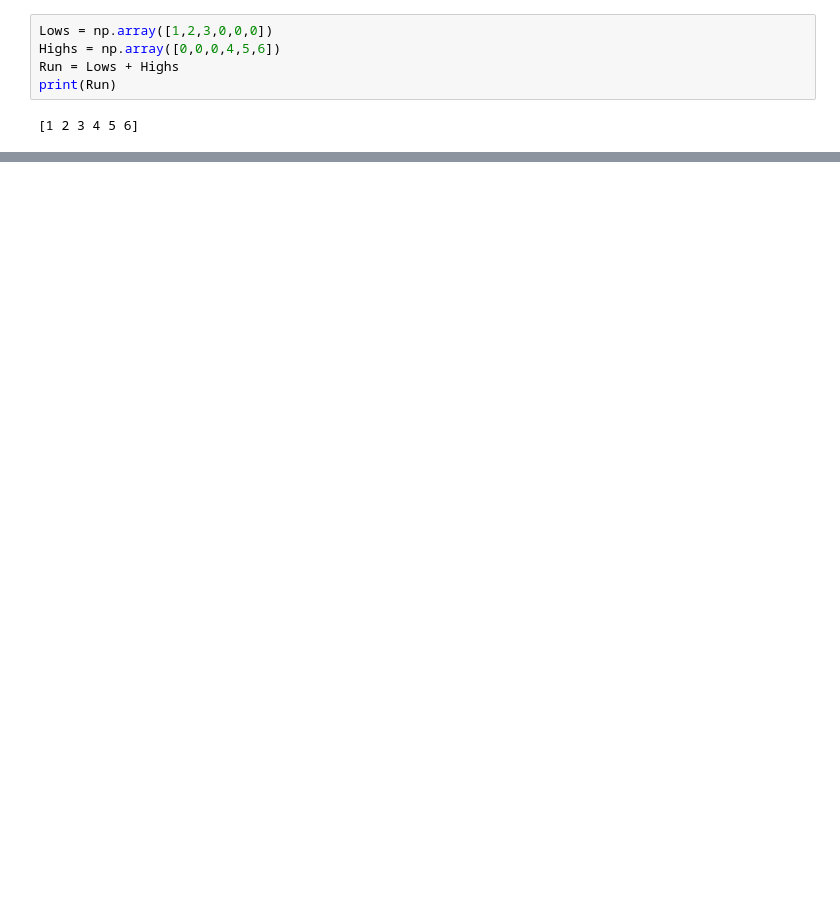
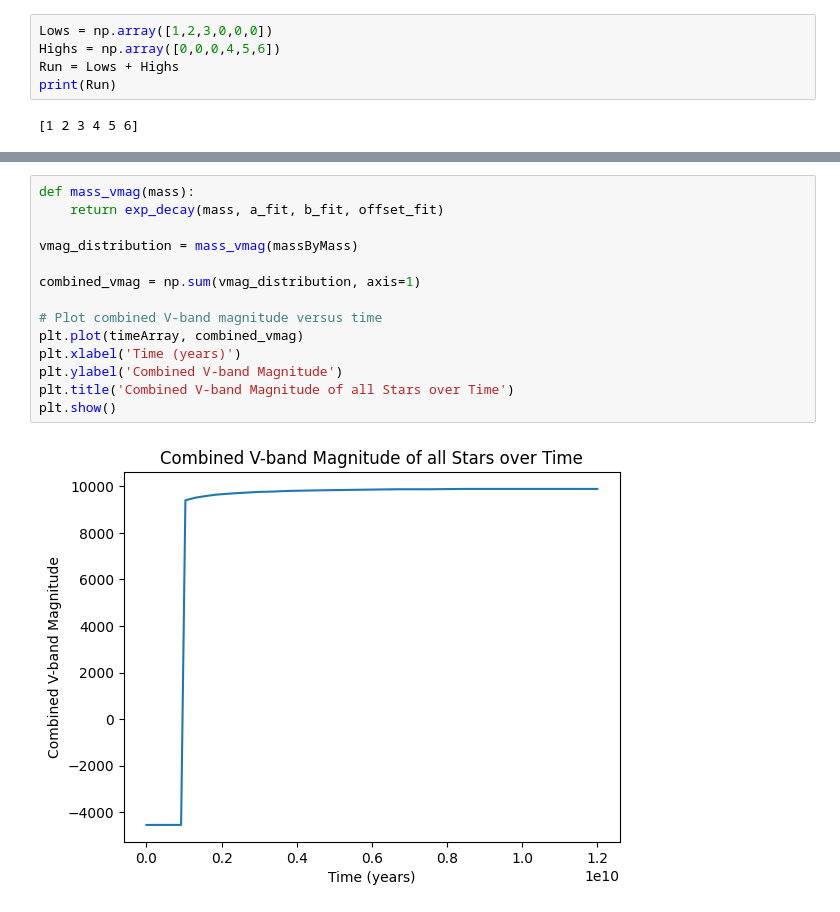
Before and after one commit to StephenJohnson-CardiffUni/Astro, a Jupyter notebook: GalaxiesAssignment.ipynb, the cells around one changed output, grey strips where cells are left out. Cells and saved outputs as stored; diff of their text form; blank space fills up the shorter version.

Commit message:
V-Magnitude Fit

```diff
--- a/GalaxiesAssignment.ipynb
+++ b/GalaxiesAssignment.ipynb
@@ -133,0 +175,16 @@ print(Mcrit(timeArray))
+# %%
+def mass_vmag(mass):
+    return exp_decay(mass, a_fit, b_fit, offset_fit)
+
+vmag_distribution = mass_vmag(massByMass)
+
+combined_vmag = np.sum(vmag_distribution, axis=1)
+
+# Plot combined V-band magnitude versus time
+plt.plot(timeArray, combined_vmag)
+plt.xlabel('Time (years)')
+plt.ylabel('Combined V-band Magnitude')
+plt.title('Combined V-band Magnitude of all Stars over Time')
+plt.show()
+# %% [output]
+[figure, added]
```
Also changed, not shown: parts of 6 cells of this notebook.
